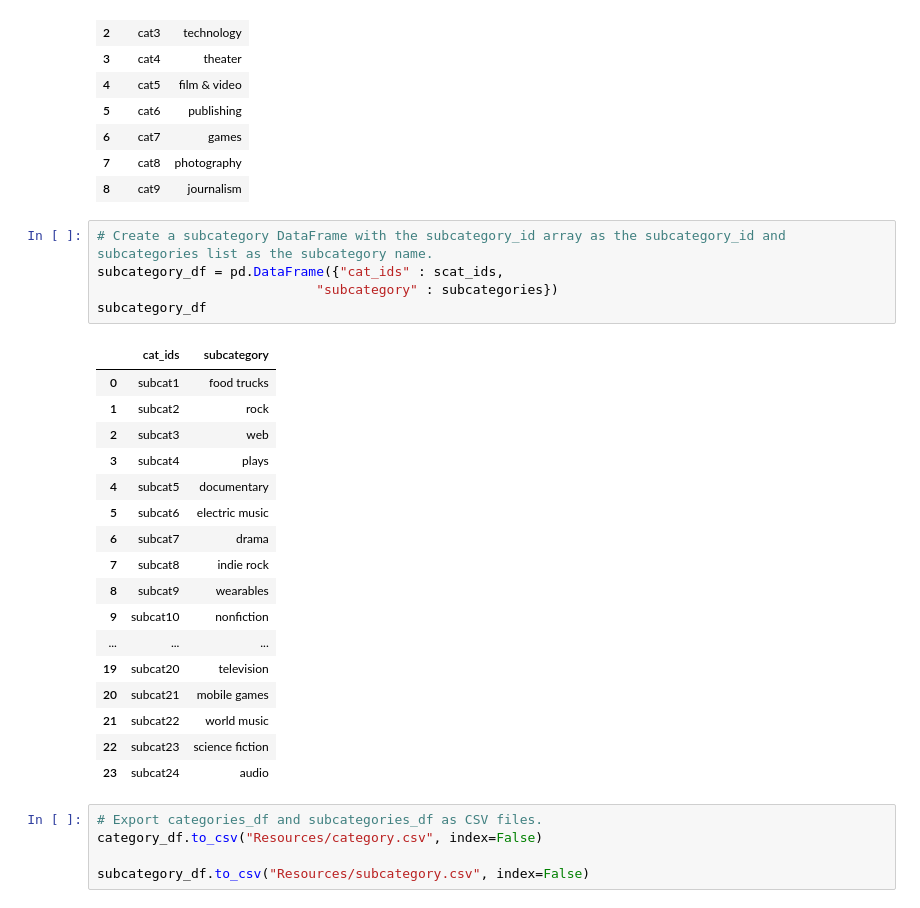
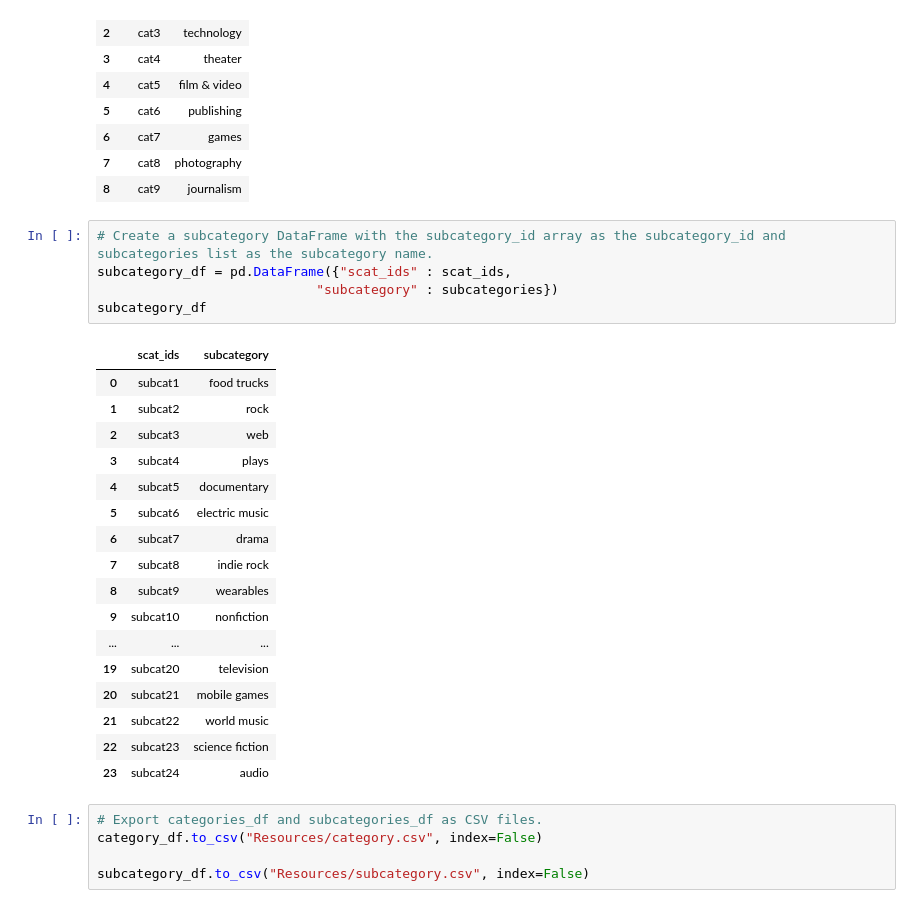
Before and after one commit to williamlevine/Crowdfunding_ETL, a Jupyter notebook: ETL_Mini_Project_CDekok_MKorinek_WLevine.ipynb, the cells around one changed output. Saved outputs shown, nothing was run; the diff lists cells and outputs as text.

```diff
--- a/ETL_Mini_Project_CDekok_MKorinek_WLevine.ipynb
+++ b/ETL_Mini_Project_CDekok_MKorinek_WLevine.ipynb
@@ -130,11 +130,11 @@ category_df
 | 8 | cat9 | journalism |
 # %%
 # Create a subcategory DataFrame with the subcategory_id array as the subcategory_id and subcategories list as the subcategory name.
-subcategory_df = pd.DataFrame({"cat_ids" : scat_ids,
+subcategory_df = pd.DataFrame({"scat_ids" : scat_ids,
                             "subcategory" : subcategories})
 subcategory_df
 # %% [output]
-|  | cat_ids | subcategory |
+|  | scat_ids | subcategory |
 | 0 | subcat1 | food trucks |
 | 1 | subcat2 | rock |
 | 2 | subcat3 | web |
```
Also changed, not shown: parts of 13 cells of this notebook, 8 other files.
